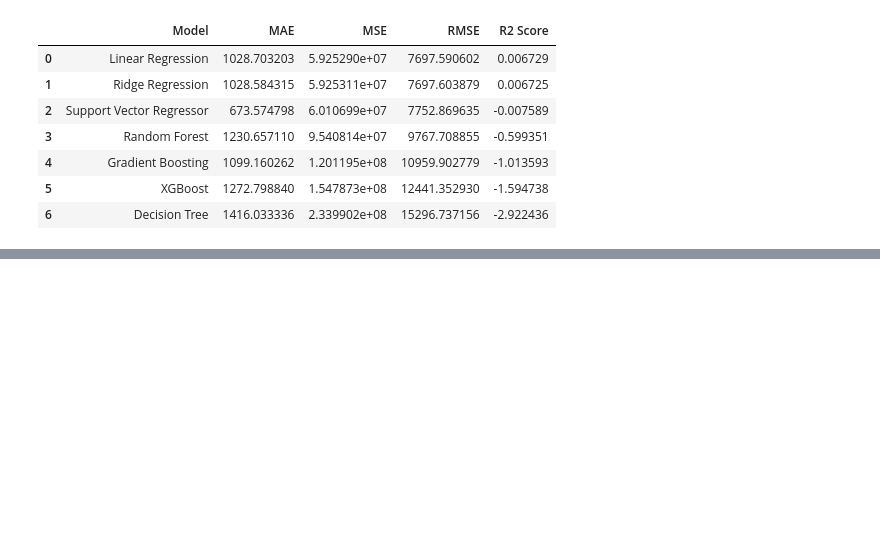
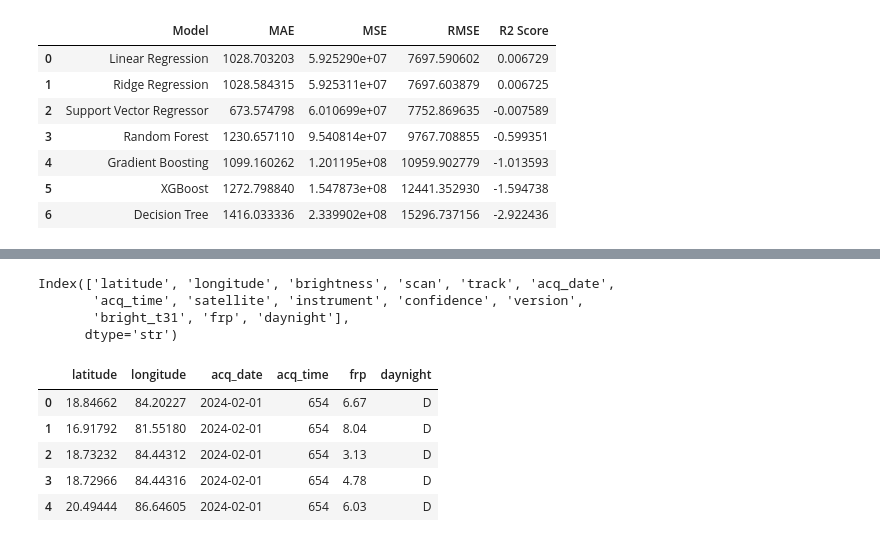
Before and after one commit to Chaturya0937/Harnessing-Multi-Resolution-Satellite-Imagery-To-Predict-Wildfires-And-Deforestation., a Jupyter notebook: experiments/experiment.ipynb, the cells around one changed output, grey strips where cells are left out. Drawn from its saved outputs; the diff is of its cells as text; code cells hidden in the pictures; blank space fills up the shorter version.

```diff
--- a/experiments/experiment.ipynb
+++ b/experiments/experiment.ipynb
@@ -349,0 +366,11 @@ display(results_df)
+# %%
+df.columns
+# %% [output]
+Index(['latitude', 'longitude', 'brightness', 'scan', 'track', 'acq_date',
+       'acq_time', 'satellite', 'instrument', 'confidence', 'version',
+       'bright_t31', 'frp', 'daynight'],
+      dtype='str')
+# %%
+df = df[df["confidence"] != "l"]
+# %%
+df.reset_index(inplace=True,drop=True)
@@ -349,0 +380,9 @@ display(results_df)
+# %%
+df.head()
+# %% [output]
+|  | latitude | longitude | acq_date | acq_time | frp | daynight |
+| 0 | 18.84662 | 84.20227 | 2024-02-01 | 654 | 6.67 | D |
+| 1 | 16.91792 | 81.55180 | 2024-02-01 | 654 | 8.04 | D |
+| 2 | 18.73232 | 84.44312 | 2024-02-01 | 654 | 3.13 | D |
+| 3 | 18.72966 | 84.44316 | 2024-02-01 | 654 | 4.78 | D |
+| 4 | 20.49444 | 86.64605 | 2024-02-01 | 654 | 6.03 | D |
```
Also changed, not shown: parts of 11 cells of this notebook, 12 other files.
